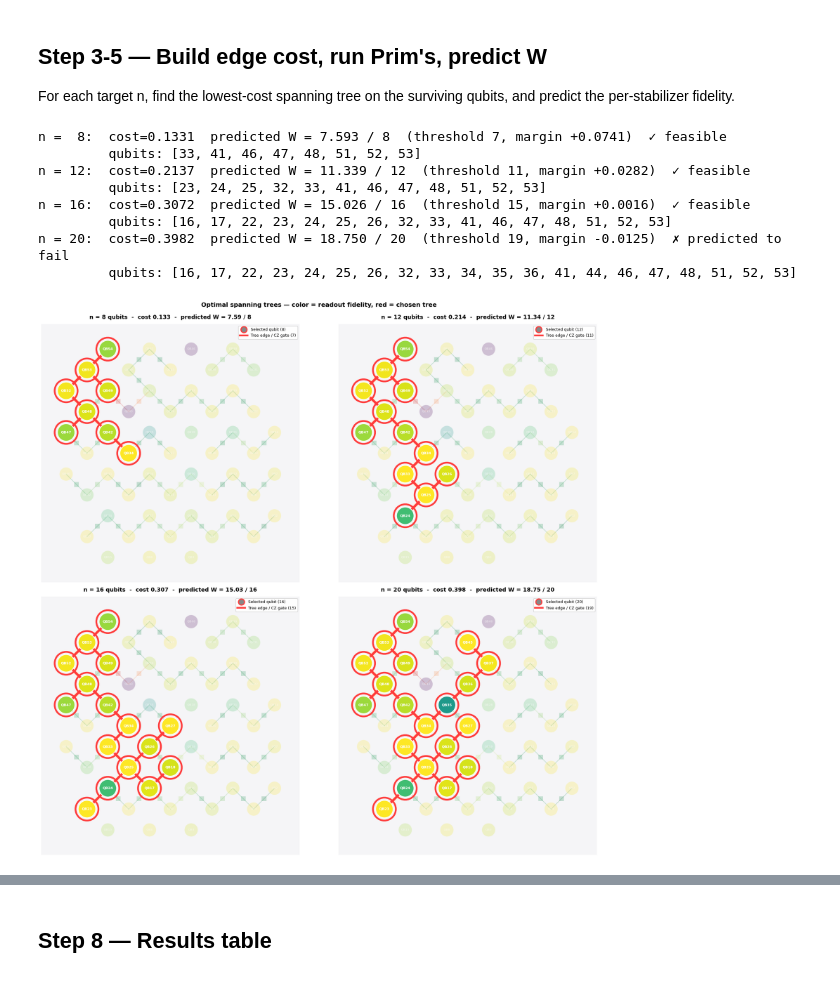
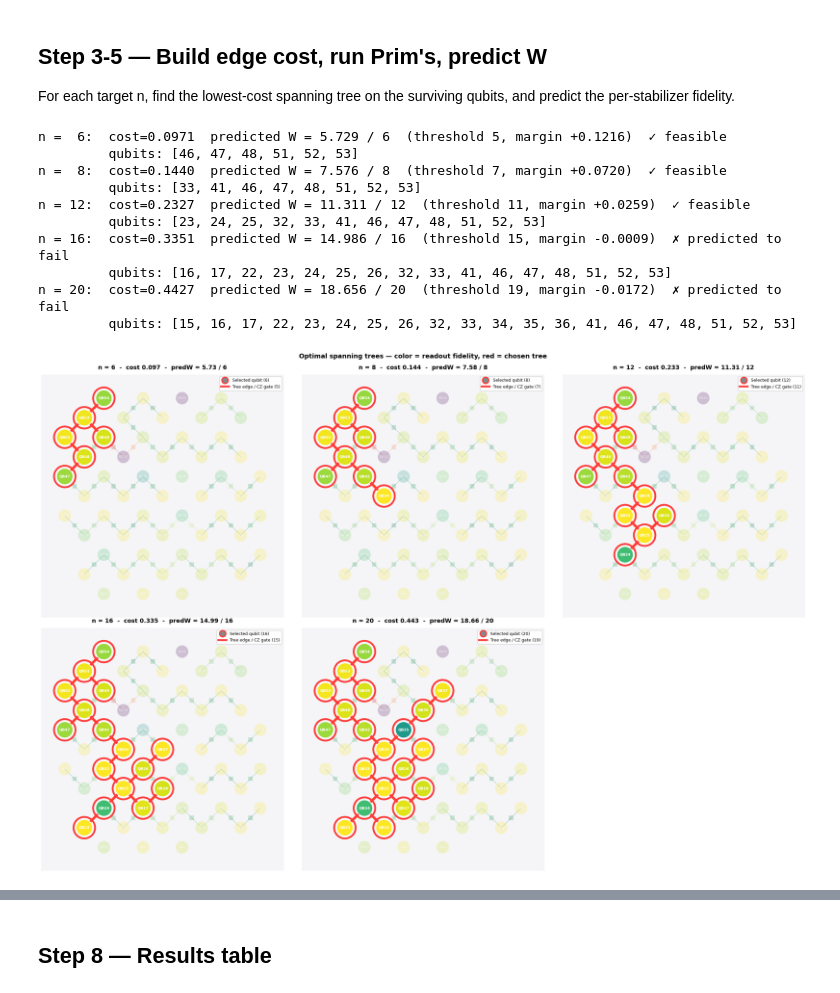
Before and after one commit to GrigoVyd/iqm_qte, a Jupyter notebook: experiments/05_showcase.ipynb, the cells around one changed output, grey strips where cells are left out. Saved outputs shown, nothing was run; the diff lists cells and outputs as text; code cells hidden in the pictures.

```diff
--- a/experiments/05_showcase.ipynb
+++ b/experiments/05_showcase.ipynb
@@ -139,14 +152,21 @@ from src.circuits.graph_state import build_graph_state, neighbours_from_edges
 from src.witnesses.gme_graph import (
     build_gme_circuits_graph, compute_gme_witness_graph, gme_significance_graph,
 )
-from src.mitigation.parity_qrem import correction_factors_from_metrics
+from src.mitigation.parity_qrem import (
+    correction_factors_from_metrics, apply_qrem_to_stabilizers_graph,
+)
+from src.mitigation.zne import (
+    fold_cz_gates, extrapolate_to_zero_noise, extrapolate_with_bootstrap,
+)
 from src.visualization import plot_device_topology, _device_layout
 
-TARGET_NS = [8, 12, 16, 20]
+TARGET_NS = [6, 8, 12, 16, 20]
+SCALES = [1, 3, 5]
 SHOTS = 1500
 
 backend = get_backend(device='emerald')
 print(f'Backend: {backend} (hardware: {not is_simulator(backend)})')
-print(f'Sweep: n = {TARGET_NS}, shots/circuit = {SHOTS}')
+print(f'Sweep: n = {TARGET_NS}, scales = {SCALES}, shots/circuit = {SHOTS}')
+print(f'Mitigation combinations evaluated per n: raw, +QREM, +ZNE, +QREM+ZNE')
 # %% [output]
 Backend: <iqm.qiskit_iqm.iqm_provider.IQMBackend object at 0x...> (hardware: True)
@@ -260,31 +272,41 @@ for n in TARGET_NS:
           f'(threshold {bound}, margin {margin:+.4f})  {verdict}')
     print(f'         qubits: {t["qubits"]}')
 # %% [output]
-n =  8:  cost=0.1331  predicted W = 7.593 / 8  (threshold 7, margin +0.0741)  ✓ feasible
+n =  6:  cost=0.0971  predicted W = 5.729 / 6  (threshold 5, margin +0.1216)  ✓ feasible
+         qubits: [46, 47, 48, 51, 52, 53]
+n =  8:  cost=0.1440  predicted W = 7.576 / 8  (threshold 7, margin +0.0720)  ✓ feasible
          qubits: [33, 41, 46, 47, 48, 51, 52, 53]
-n = 12:  cost=0.2137  predicted W = 11.339 / 12  (threshold 11, margin +0.0282)  ✓ feasible
+n = 12:  cost=0.2327  predicted W = 11.311 / 12  (threshold 11, margin +0.0259)  ✓ feasible
          qubits: [23, 24, 25, 32, 33, 41, 46, 47, 48, 51, 52, 53]
-n = 16:  cost=0.3072  predicted W = 15.026 / 16  (threshold 15, margin +0.0016)  ✓ feasible
+n = 16:  cost=0.3351  predicted W = 14.986 / 16  (threshold 15, margin -0.0009)  ✗ predicted to fail
          qubits: [16, 17, 22, 23, 24, 25, 26, 32, 33, 41, 46, 47, 48, 51, 52, 53]
-n = 20:  cost=0.3982  predicted W = 18.750 / 20  (threshold 19, margin -0.0125)  ✗ predicted to fail
-         qubits: [16, 17, 22, 23, 24, 25, 26, 32, 33, 34, 35, 36, 41, 44, 46, 47, 48, 51, 52, 53]
+n = 20:  cost=0.4427  predicted W = 18.656 / 20  (threshold 19, margin -0.0172)  ✗ predicted to fail
+         qubits: [15, 16, 17, 22, 23, 24, 25, 26, 32, 33, 34, 35, 36, 41, 46, 47, 48, 51, 52, 53]
 # %%
-# Visualise each chosen tree on the chip topology (exact IQM dashboard layout)
+# Visualise each chosen tree on the chip topology (exact IQM dashboard layout).
+# IMPORTANT: tree['edges'] is in PHYSICAL qubit indices (what plot expects).
+# tree['logical_edges'] is in 0..n-1 logical indices and would be wrong here.
 n_trees = len(trees)
-fig, axes = plt.subplots(2, 2, figsize=(20, 18))
+ncols = min(n_trees, 3)
+nrows = (n_trees + ncols - 1) // ncols
+fig, axes = plt.subplots(nrows, ncols, figsize=(8*ncols, 8*nrows), squeeze=False)
 for ax, (n, t) in zip(axes.flat, trees.items()):
     pw = t['predicted_W']
     plot_device_topology(
         backend, metrics=qm, cz_fidelities=cz, color_by='readout_fidelity',
-        highlight_qubits=t['qubits'], highlight_edges=t['edges'],
-        title=f'n = {n} qubits  -  cost {t["weight"]:.3f}  -  predicted W = {pw:.2f} / {n}',
+        highlight_qubits=t['qubits'],
+        highlight_edges=t['edges'],   # physical edges
+        title=f'n = {n}  -  cost {t["weight"]:.3f}  -  predW = {pw:.2f} / {n}',
         ax=ax, spotlight=True,
     )
+# Hide unused axes
+for ax in axes.flat[len(trees):]:
+    ax.set_visible(False)
 plt.suptitle('Optimal spanning trees — color = readout fidelity, red = chosen tree',
              fontsize=14, fontweight='bold', y=0.995)
 plt.tight_layout()
 plt.savefig('showcase_trees.png', dpi=110, bbox_inches='tight')
 plt.show()
 # %% [output]
-[figure, old version]
+[figure, new version]
 # %% [markdown]
```
Also changed, not shown: parts of 12 cells of this notebook, 2 other files.
